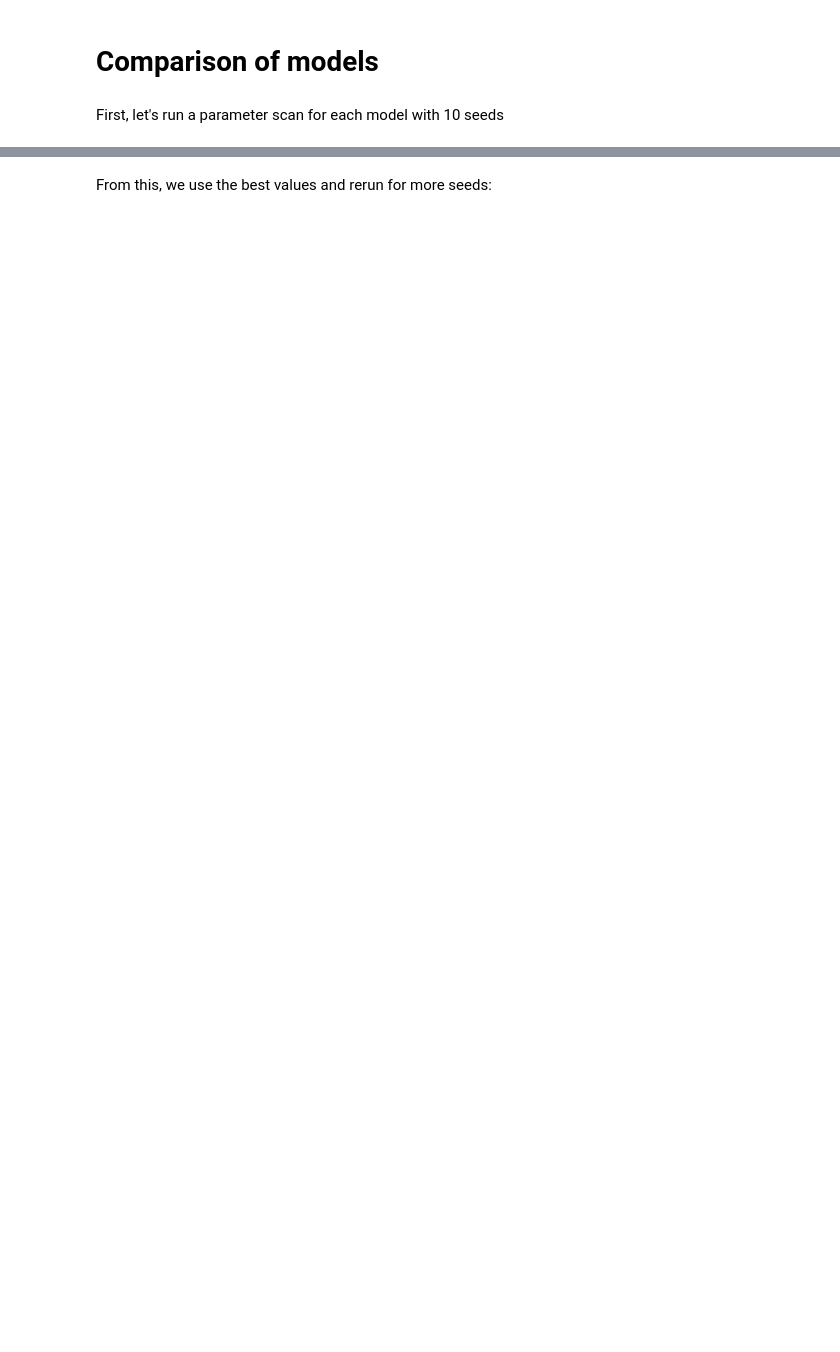
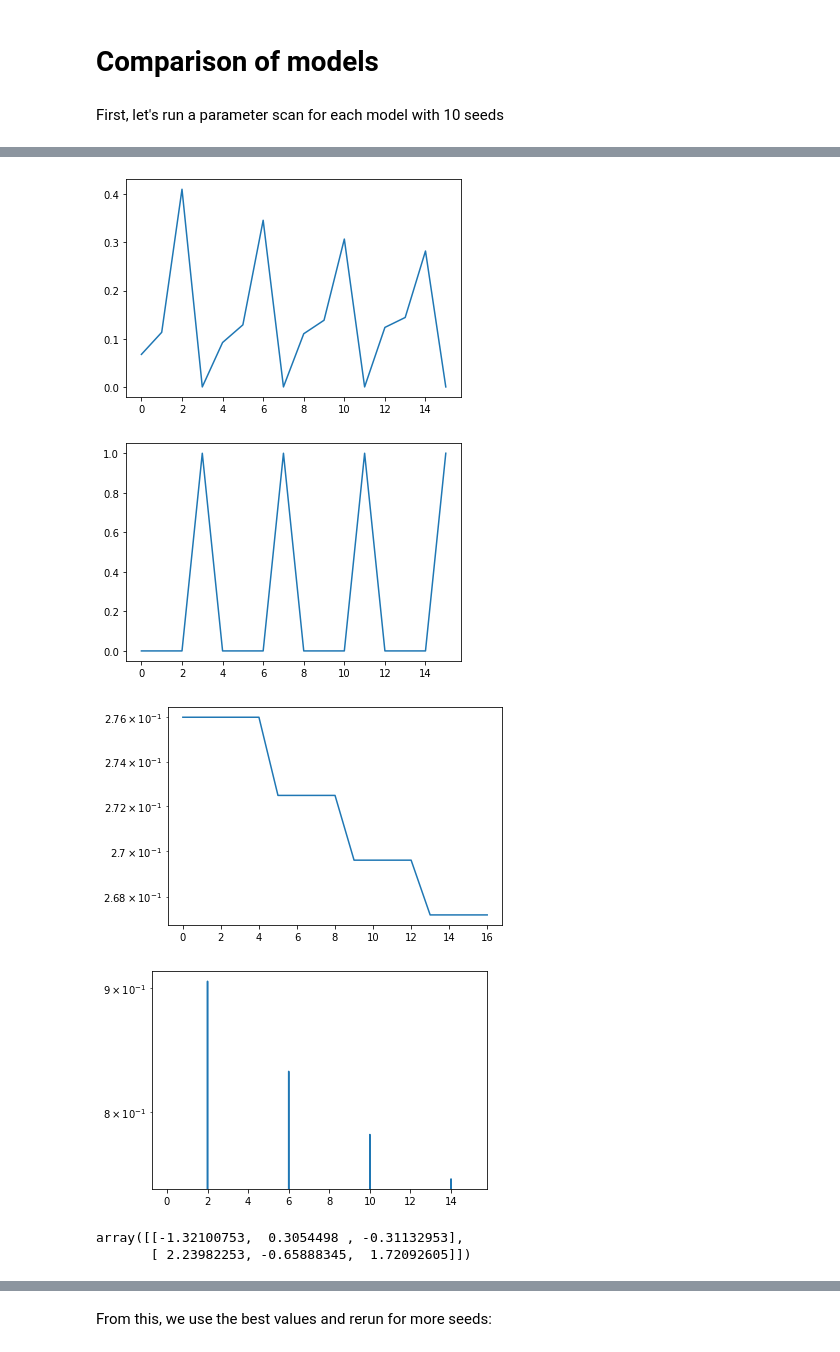
Before and after one commit to kma-code/Phaseless-Alignment-Learning, a Jupyter notebook: xor.ipynb, the cells around one changed output, grey strips where cells are left out. Cells and saved outputs as stored; diff of their text form; code cells hidden in the pictures; blank space fills up the shorter version.

```diff
--- a/xor.ipynb
+++ b/xor.ipynb
@@ -17,11 +17,11 @@ def calc_accuracy_onehot(r, target):
     b[np.where(r == np.amax(r))] = 1
     return np.linalg.norm(b * target)
 
-def calc_accuracy_single(r, target):
-    if r >= 0.5:
-        return target * 1.0
+def calc_accuracy_single(r, target, eps = 0.25):
+    if np.abs(target - r) < eps:
+        return 1.0
     else:
-        return 1.0 - target
+        return 0.0
 
 def linear(x):
     return x
@@ -55,10 +55,18 @@ def ds_pinv(r_array, w_matrix):
     mean = np.mean(r_array, axis=0)
     gammasquared = covariance + np.outer(mean,mean)
 
-    gamma = sqrtm(gammasquared)
+    u_matrix, s_matrix, vh_matrix = np.linalg.svd(gammasquared)
+    gamma = np.dot(np.dot(u_matrix, np.diag(np.sqrt(s_matrix))), vh_matrix)
+
+    # gamma = sqrtm(gammasquared)
+    #print(gamma.shape[0])
+
+    # gamma = np.eye(gamma.shape[0])
+    # print(gamma)
 
     gen_pseudo = np.dot(gamma, np.linalg.pinv(np.dot(w_matrix, gamma)))
     if not np.all(np.isreal(gen_pseudo) == True):
+        print(gen_pseudo)
         raise ValueError('ds-pinv has not converged to real matrix')
 
     return gen_pseudo
@@ -373,0 +378,36 @@ model: dyn-pbp lr: 0.1 bw_lr: 0.001 accuracy: 1.0 +- 0.0
+# %%
+np.random.seed(10)
+init_val = 1
+W1_init = np.random.uniform(0, init_val, size=(layers[1], layers[0]))
+W2_init = np.random.uniform(0, init_val, size=(layers[2], layers[1]))
+bias_init = [np.zeros(layers[1]), np.zeros(layers[2])]
+W_init = [W1_init, W2_init]
+
+r_array, e_array, W_array, B_array, loss_array, acc_array = calc_net(0.1, layers, tanh, d_tanh, W_init, inputs, 4, 'gen-pbp',
+                                learn_W = [True]*(len(layers)-1), bias = bias_init, learn_bias = [False]*(len(layers)-1),
+                                acc_measure = 'single', print_steps=0, pinv_recalc = 4)
+
+plt.plot(loss_array)
+plt.show()
+plt.plot(acc_array)
+plt.show()
+
+W0_std_array = [np.std(np.abs(W_array[i][0])) for i in range(len(W_array))]
+plt.plot(W0_std_array)
+plt.yscale('log')
+plt.show()
+
+e2_array = [e_array[i][2] for i in range(len(e_array))]
+plt.plot(e2_array)
+plt.yscale('log')
+plt.show()
+# %% [output]
+[figure, added]
+[figure, added]
+[figure, added]
+[figure, added]
+# %%
+B_array[0][0] - B_array[-1][0]
+# %% [output]
+array([[-1.32100753,  0.3054498 , -0.31132953],
+       [ 2.23982253, -0.65888345,  1.72092605]])
```
Also changed, not shown: parts of 29 cells of this notebook, 3 other files.
